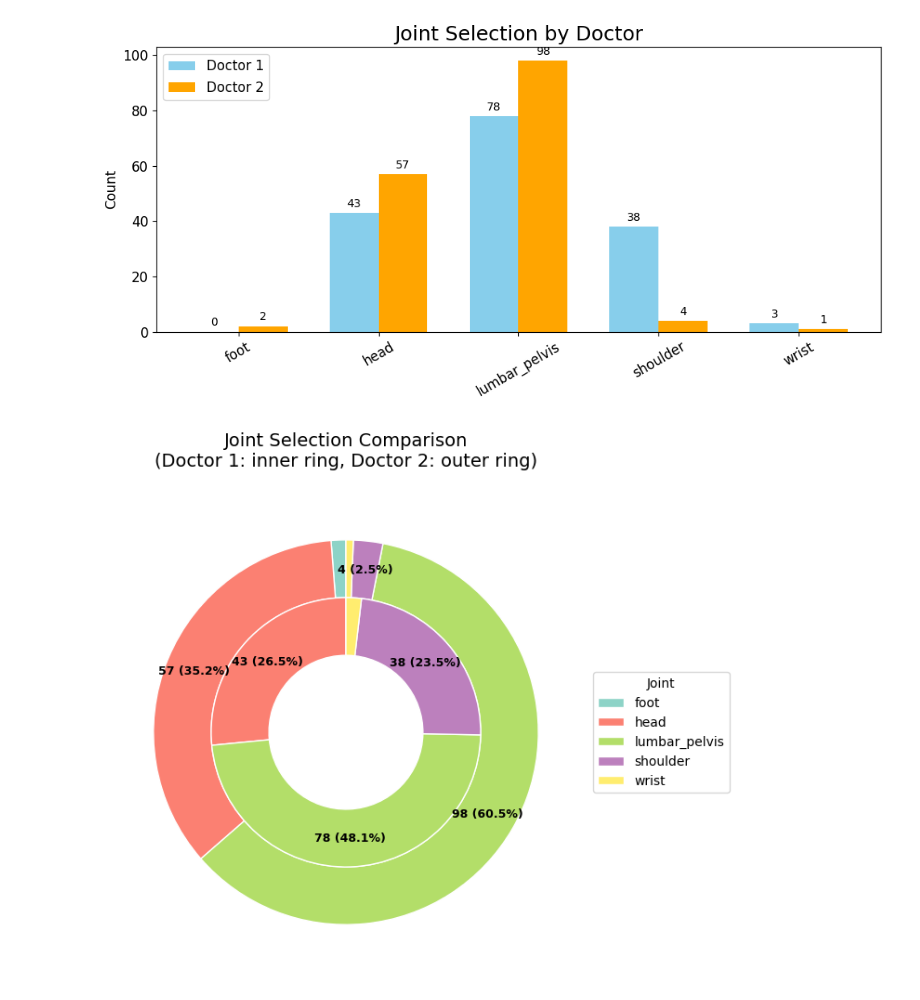
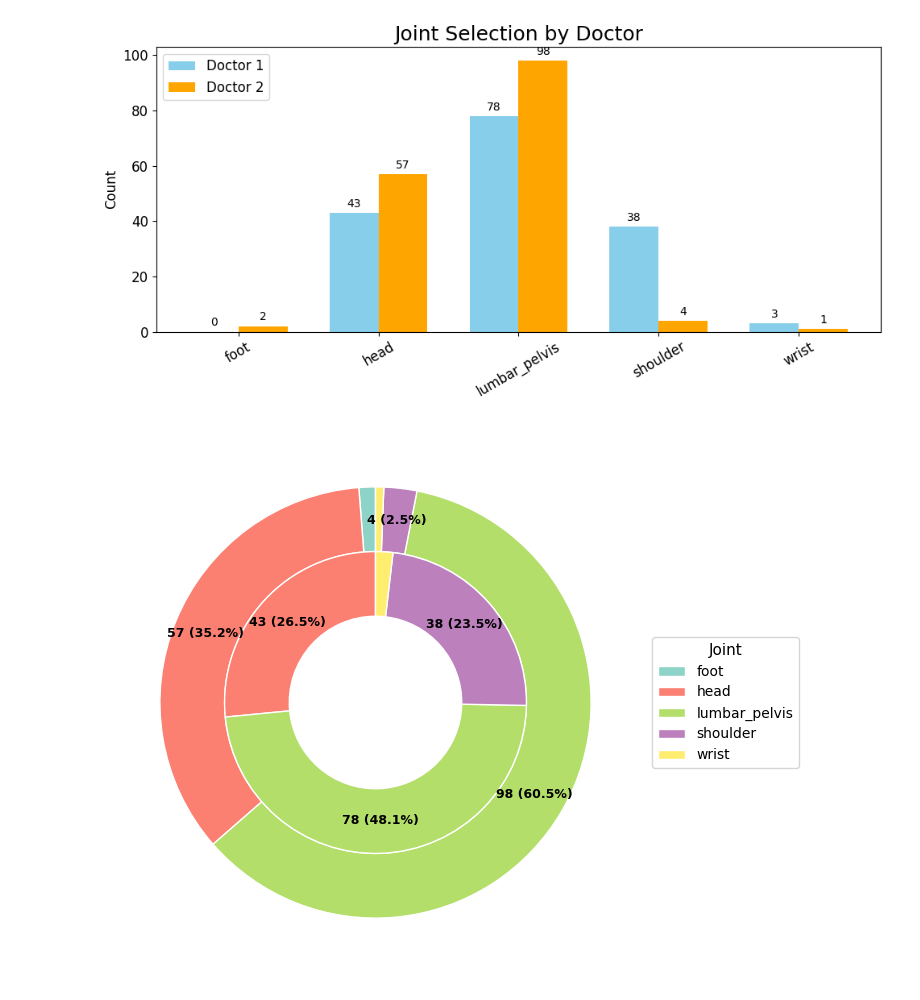
Before and after one commit to ChenKaiXuSan/ClinicalGait-CrossAttention_ASD_PyTorch, a Jupyter notebook: analysis/draw_img.ipynb, the cells around one changed output. Saved outputs shown, nothing was run; the diff lists cells and outputs as text; code cells hidden in the pictures.

```diff
--- a/analysis/draw_img.ipynb
+++ b/analysis/draw_img.ipynb
@@ -210,33 +210,33 @@ ax.legend(
 
 # 在环上添加数字和百分比
 def add_labels(wedges, values, radius):
     total = sum(values)
     for i, w in enumerate(wedges):
         if values[i] == 0:
             continue
         ang = (w.theta2 + w.theta1) / 2
         x = np.cos(np.deg2rad(ang)) * radius
         y = np.sin(np.deg2rad(ang)) * radius
         pct = values[i] / total * 100 if total > 0 else 0
         if pct > 2:  # 过滤太小的区块
             ax.text(
                 x, y,
                 f"{values[i]} ({pct:.1f}%)",
                 ha='center', va='center',
                 fontsize=9, weight='bold'
             )
 
 add_labels(wedges1, values1, 0.55)  # Doctor 1（内环）
 add_labels(wedges2, values2, 0.85)  # Doctor 2（外环）
 
 # 中心文字
 # ax.text(0, 0.08, "Doctor 1", ha='center', va='center', fontsize=10, color='gray')
 # ax.text(0, -0.1, "Doctor 2", ha='center', va='center', fontsize=10, color='gray')
 
 # 样式与标题
 ax.set(aspect="equal")
-plt.title("Joint Selection Comparison\n(Doctor 1: inner ring, Doctor 2: outer ring)", fontsize=14, pad=20)
-plt.tight_layout()
+# plt.title("Joint Selection Comparison\n(Doctor 1: inner ring, Doctor 2: outer ring)", fontsize=14, pad=20)
+# plt.tight_layout()
 plt.show()
 # %% [output]
-[figure, old version]
+[figure, new version]
```
Also changed, not shown: parts of 1 cell of this notebook.
